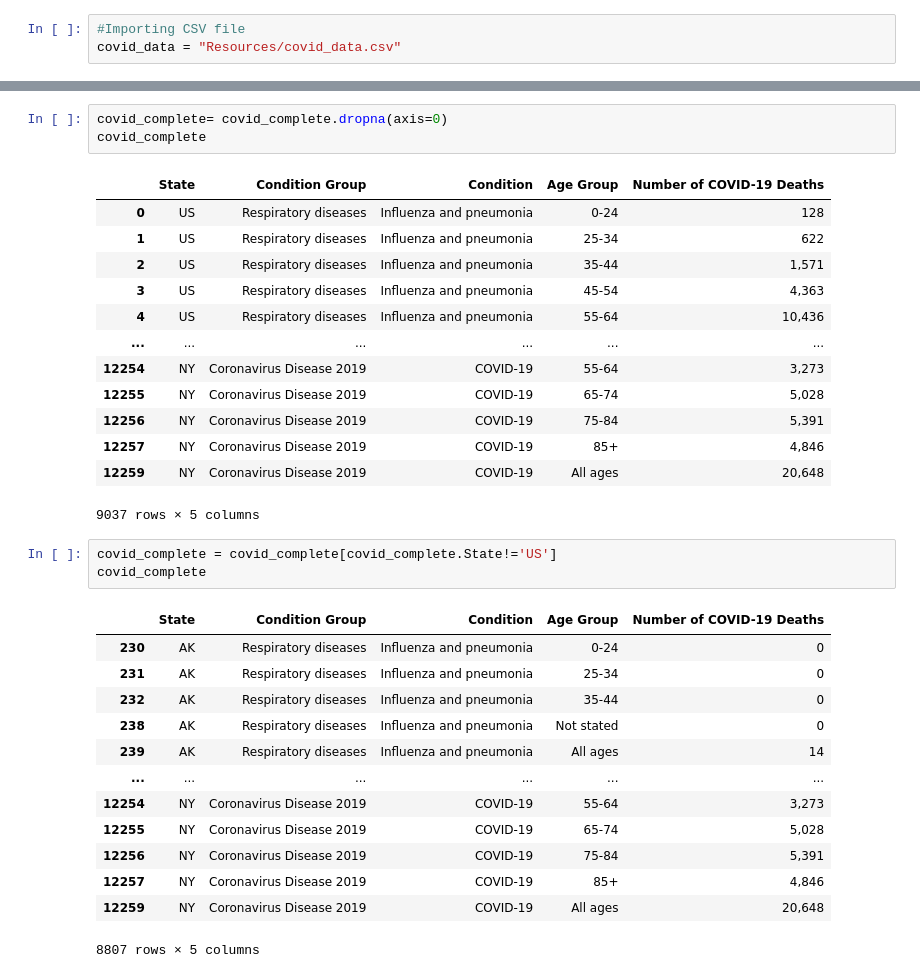
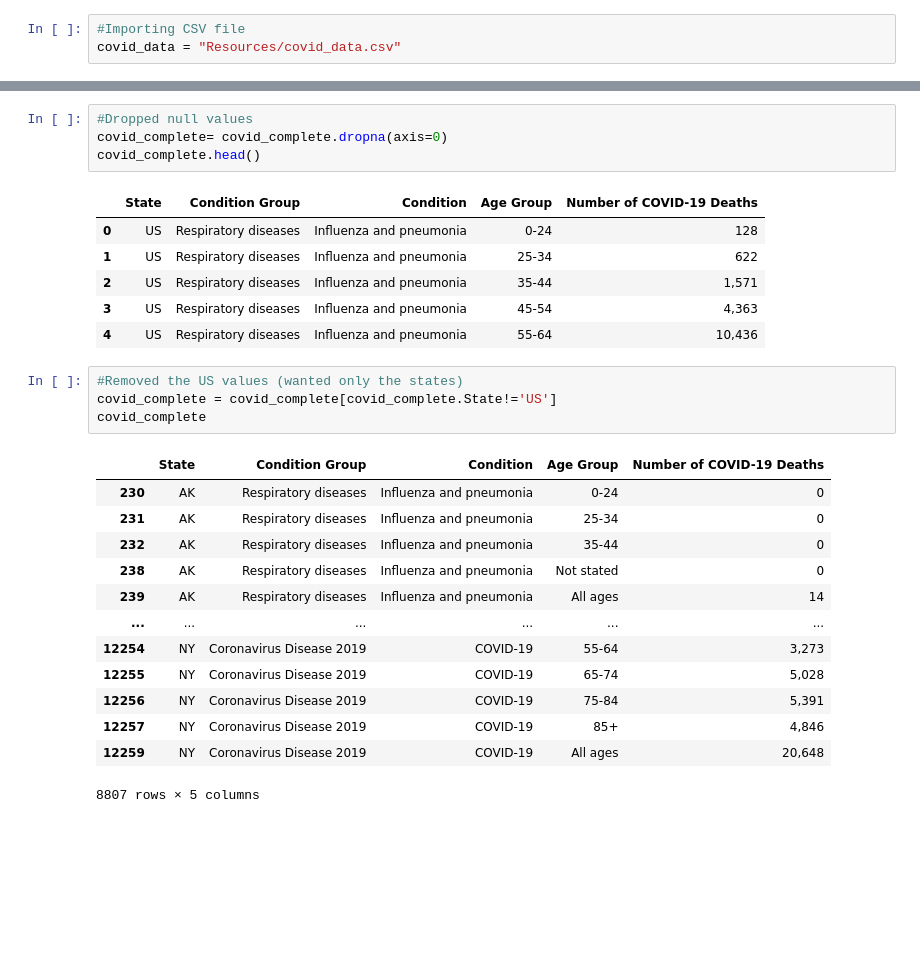
Before and after one commit to KholiswaT/demo_1, a Jupyter notebook: covid_final.ipynb, the cells around one changed output, grey strips where cells are left out. Saved outputs shown, nothing was run; the diff lists cells and outputs as text; blank space fills up the shorter version.

```diff
--- a/covid_final.ipynb
+++ b/covid_final.ipynb
@@ -61,21 +65,16 @@ covid_complete
 # %%
+#Dropped null values
 covid_complete= covid_complete.dropna(axis=0)
-covid_complete
+covid_complete.head()
 # %% [output]
 |  | State | Condition Group | Condition | Age Group | Number of COVID-19 Deaths |
 | 0 | US | Respiratory diseases | Influenza and pneumonia | 0-24 | 128 |
 | 1 | US | Respiratory diseases | Influenza and pneumonia | 25-34 | 622 |
 | 2 | US | Respiratory diseases | Influenza and pneumonia | 35-44 | 1,571 |
 | 3 | US | Respiratory diseases | Influenza and pneumonia | 45-54 | 4,363 |
 | 4 | US | Respiratory diseases | Influenza and pneumonia | 55-64 | 10,436 |
-| ... | ... | ... | ... | ... | ... |
-| 12254 | NY | Coronavirus Disease 2019 | COVID-19 | 55-64 | 3,273 |
-| 12255 | NY | Coronavirus Disease 2019 | COVID-19 | 65-74 | 5,028 |
-| 12256 | NY | Coronavirus Disease 2019 | COVID-19 | 75-84 | 5,391 |
-| 12257 | NY | Coronavirus Disease 2019 | COVID-19 | 85+ | 4,846 |
-| 12259 | NY | Coronavirus Disease 2019 | COVID-19 | All ages | 20,648 |
-9037 rows × 5 columns
 # %%
+#Removed the US values (wanted only the states)
 covid_complete = covid_complete[covid_complete.State!='US']
 covid_complete
 # %% [output]
```
Also changed, not shown: parts of 27 cells of this notebook, 7 other files.
